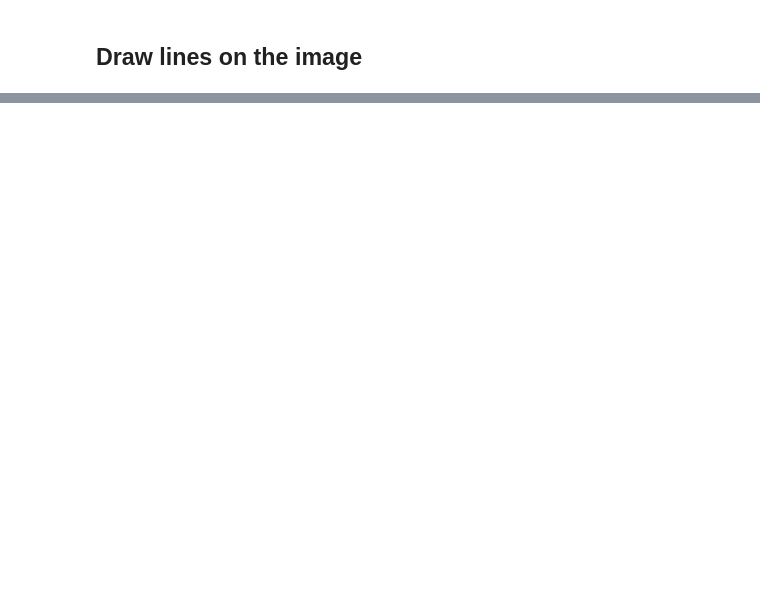
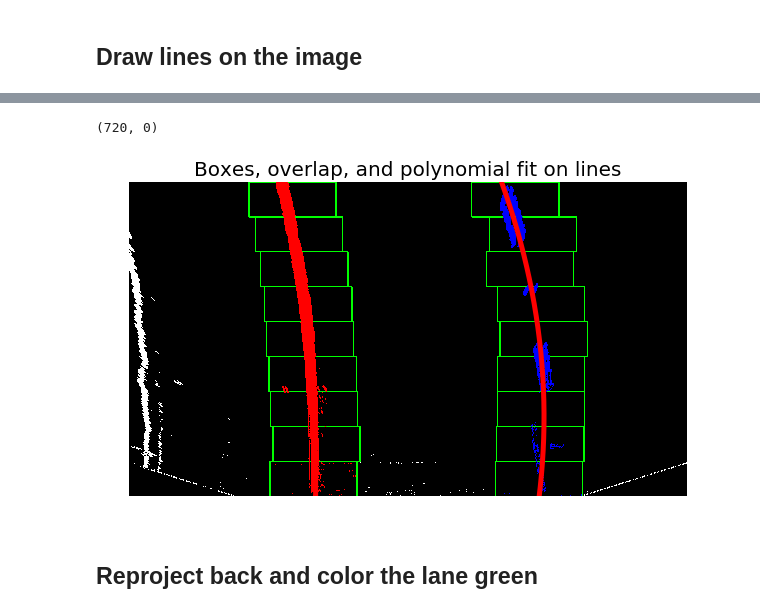
Before and after one commit to amanda-ni/CarND-Advanced-Lane-Lines, a Jupyter notebook: Pipeline.ipynb, the cells around one changed output, grey strips where cells are left out. Saved outputs shown, nothing was run; the diff lists cells and outputs as text; code cells hidden in the pictures; blank space fills up the shorter version.

```diff
--- a/Pipeline.ipynb
+++ b/Pipeline.ipynb
@@ -128,16 +188,43 @@ left_fit, right_fit = find_sliding_poly(combined_binary)
 # %%
-binary_warped = combined_binary
+# Which method should we use?
+#  - slide: sliding window
+#  - conv: convolutional window
+#  - poly: polynomial window
+slide_conv_poly='slide'
+visualize=True
+
+# Determine the left and right polynomials
+if slide_conv_poly == 'slide':
+    # left_fit, right_fit = find_sliding_poly(combined_binary)
+    lr_fit = find_poly_from_hist(combined_binary, visualize=visualize)
+elif slide_conv_poly == 'conv':
+    lr_fit = find_poly_from_hist(combined_binary, visualize=visualize)
+elif slide_conv_poly == 'poly':
+    lr_fit = find_poly_from_hist(combined_binary, visualize=visualize)
+
+# The left and right polynomials
+left_fit = lr_fit[0]
+right_fit = lr_fit[1]
 
 # Generate x and y values for plotting
-ploty = np.linspace(0, binary_warped.shape[0]-1, binary_warped.shape[0] )
+ploty = np.linspace(0, combined_binary.shape[0]-1, combined_binary.shape[0] )
 left_fitx = left_fit[0]*ploty**2 + left_fit[1]*ploty + left_fit[2]
 right_fitx = right_fit[0]*ploty**2 + right_fit[1]*ploty + right_fit[2]
 
-# out_img[nonzeroy[left_lane_inds], nonzerox[left_lane_inds]] = [255, 0, 0]
-# out_img[nonzeroy[right_lane_inds], nonzerox[right_lane_inds]] = [0, 0, 255]
-# plt.imshow(out_img)
-plt.imshow(binary_warped)
-plt.plot(left_fitx, ploty, color='red')
-plt.plot(right_fitx, ploty, color='red')
+# Plot and overlay the image
+plt.figure(figsize=(10,10)); plt.axis('off')
+plt.title('Boxes, overlap, and polynomial fit on lines', fontsize=20)
+if visualize:
+    out_img = lr_fit[2]
+    plt.imshow(out_img);
+else:
+    plt.imshow(combined_binary, cmap='gray')
+plt.plot(left_fitx, ploty, color='red', linewidth=5)
+plt.plot(right_fitx, ploty, color='red', linewidth=5)
 plt.xlim(0, 1280)
 plt.ylim(720, 0)
+# %% [output]
+(720, 0)
+[figure, added]
+# %% [markdown]
+## Reproject back and color the lane green
```
Also changed, not shown: parts of 26 cells of this notebook, 2 other files.
